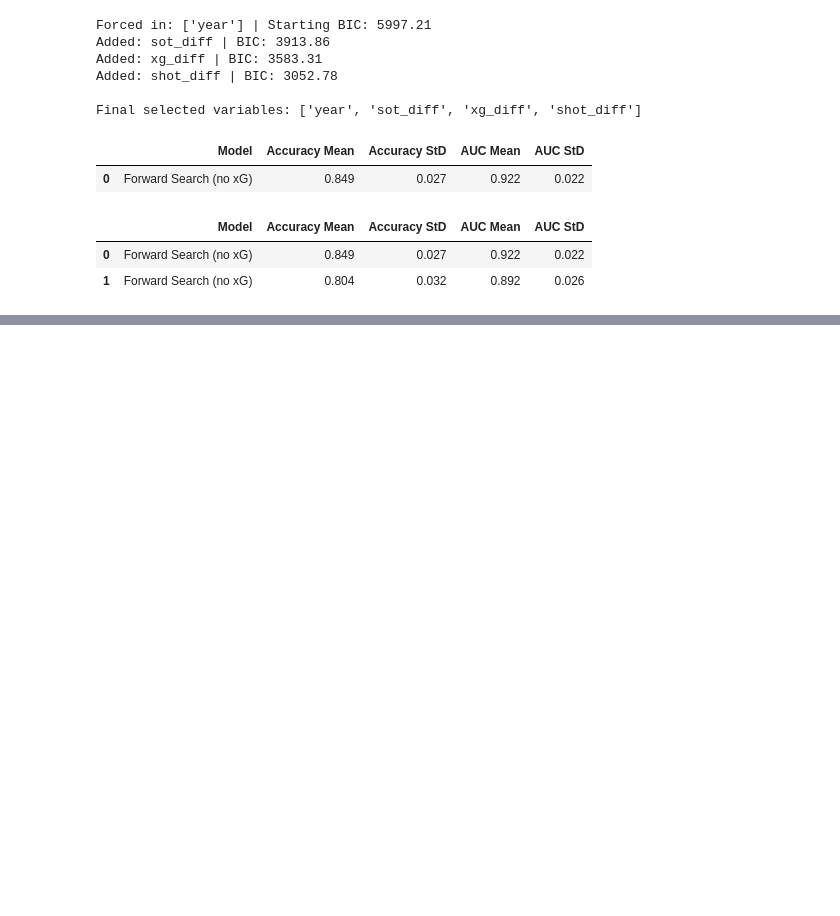
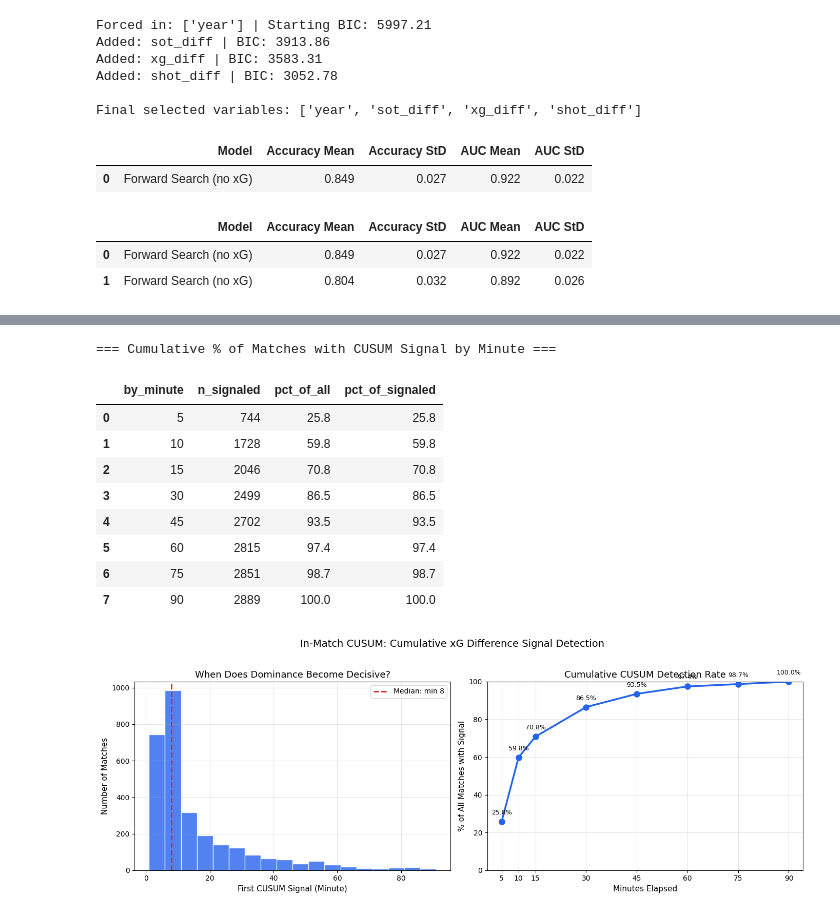
Before and after one commit to kriti-bapnad/soccer-analytics-capstone-team14, a Jupyter notebook: Timeseries_EDA.ipynb, the cells around one changed output, grey strips where cells are left out. Drawn from its saved outputs; the diff is of its cells as text; code cells hidden in the pictures; blank space fills up the shorter version.

```diff
--- a/Timeseries_EDA.ipynb
+++ b/Timeseries_EDA.ipynb
@@ -693,0 +959,67 @@ display(logreg_cv_results)
+# %%
+# === CUSUM Signal Timing: When does dominance become decisive? ===
+
+signaled = cusum_df[cusum_df['has_signal']].copy()
+
+# Cumulative % of matches that have received a signal by each minute
+minute_bins = [5, 10, 15, 30, 45, 60, 75, 90]
+pct_signaled = []
+for m in minute_bins:
+    n_by_m = (signaled['first_signal_minute'] <= m).sum()
+    pct_signaled.append({
+        'by_minute': m,
+        'n_signaled': n_by_m,
+        'pct_of_all': n_by_m / len(cusum_df) * 100,
+        'pct_of_signaled': n_by_m / len(signaled) * 100 if len(signaled) > 0 else 0
+    })
+
+signal_timing_df = pd.DataFrame(pct_signaled)
+print('=== Cumulative % of Matches with CUSUM Signal by Minute ===')
+display(signal_timing_df.round(1))
+
+# Distribution of first signal minute
+fig, axes = plt.subplots(1, 2, figsize=(14, 5))
+
+# Left: histogram of first signal minute
+axes[0].hist(signaled['first_signal_minute'], bins=range(1, 92, 5),
+             color='#2563eb', edgecolor='white', alpha=0.8)
+axes[0].set_xlabel('First CUSUM Signal (Minute)', fontsize=11)
+axes[0].set_ylabel('Number of Matches', fontsize=11)
+axes[0].set_title('When Does Dominance Become Decisive?', fontsize=13)
+axes[0].axvline(signaled['first_signal_minute'].median(), color='#dc2626',
+                linestyle='--', linewidth=2,
+                label=f"Median: min {signaled['first_signal_minute'].median():.0f}")
+axes[0].legend(fontsize=10)
+axes[0].grid(True, alpha=0.3)
+
+# Right: cumulative % signaled curve
+axes[1].plot(signal_timing_df['by_minute'], signal_timing_df['pct_of_all'],
+             'o-', color='#2563eb', linewidth=2.5, markersize=8)
+axes[1].set_xlabel('Minutes Elapsed', fontsize=11)
+axes[1].set_ylabel('% of All Matches with Signal', fontsize=11)
+axes[1].set_title('Cumulative CUSUM Detection Rate', fontsize=13)
+axes[1].set_ylim(0, 100)
+axes[1].set_xticks(minute_bins)
+for _, row in signal_timing_df.iterrows():
+    axes[1].annotate(f"{row['pct_of_all']:.1f}%",
+                     (row['by_minute'], row['pct_of_all']),
+                     textcoords='offset points', xytext=(0, 10),
+                     ha='center', fontsize=9)
+axes[1].grid(True, alpha=0.3)
+
+fig.suptitle('In-Match CUSUM: Cumulative xG Difference Signal Detection',
+             fontsize=14, y=1.02)
+fig.tight_layout()
+plt.show()
+# %% [output]
+=== Cumulative % of Matches with CUSUM Signal by Minute ===
+|  | by_minute | n_signaled | pct_of_all | pct_of_signaled |
+| 0 | 5 | 744 | 25.8 | 25.8 |
+| 1 | 10 | 1728 | 59.8 | 59.8 |
+| 2 | 15 | 2046 | 70.8 | 70.8 |
+| 3 | 30 | 2499 | 86.5 | 86.5 |
+| 4 | 45 | 2702 | 93.5 | 93.5 |
+| 5 | 60 | 2815 | 97.4 | 97.4 |
+| 6 | 75 | 2851 | 98.7 | 98.7 |
+| 7 | 90 | 2889 | 100.0 | 100.0 |
+[figure, added]
```
Also changed, not shown: parts of 11 cells of this notebook.
